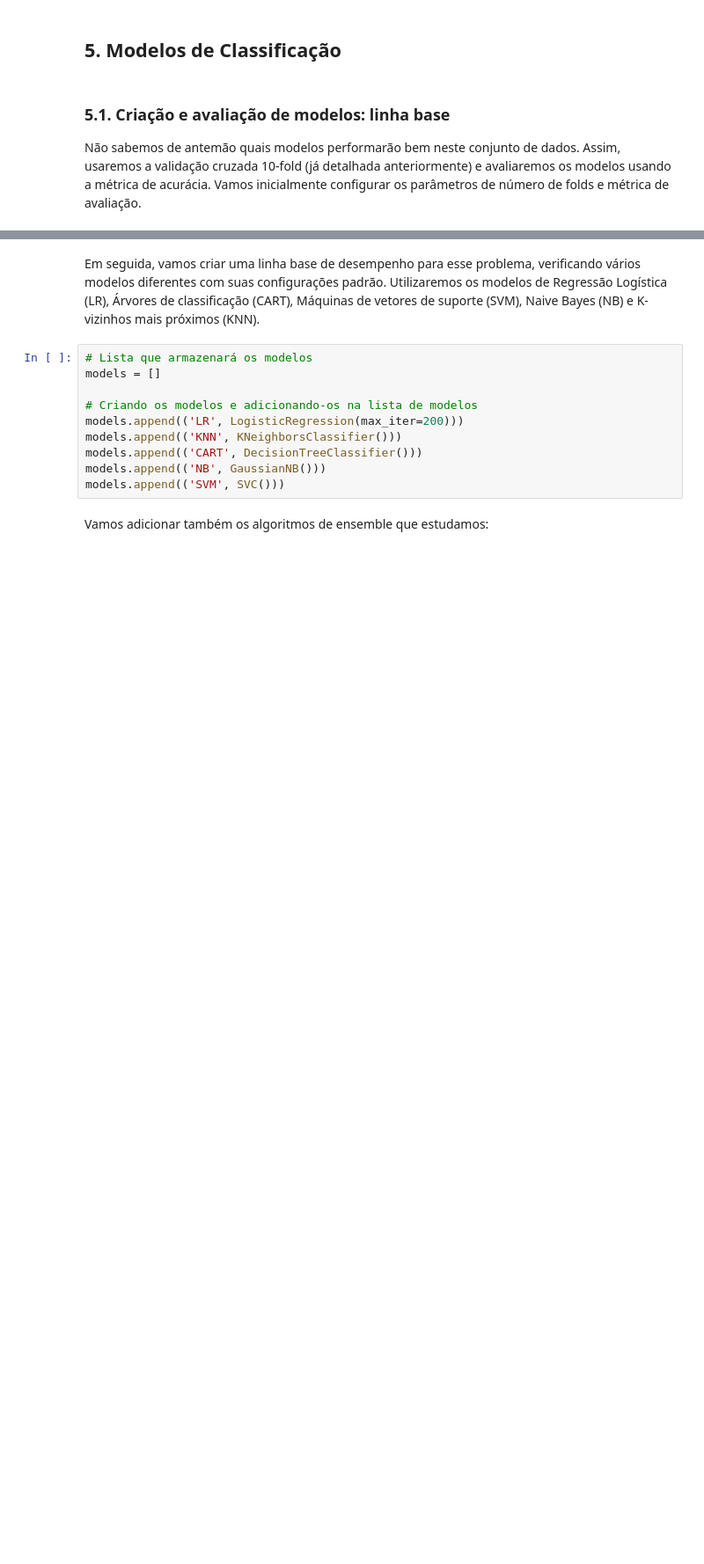
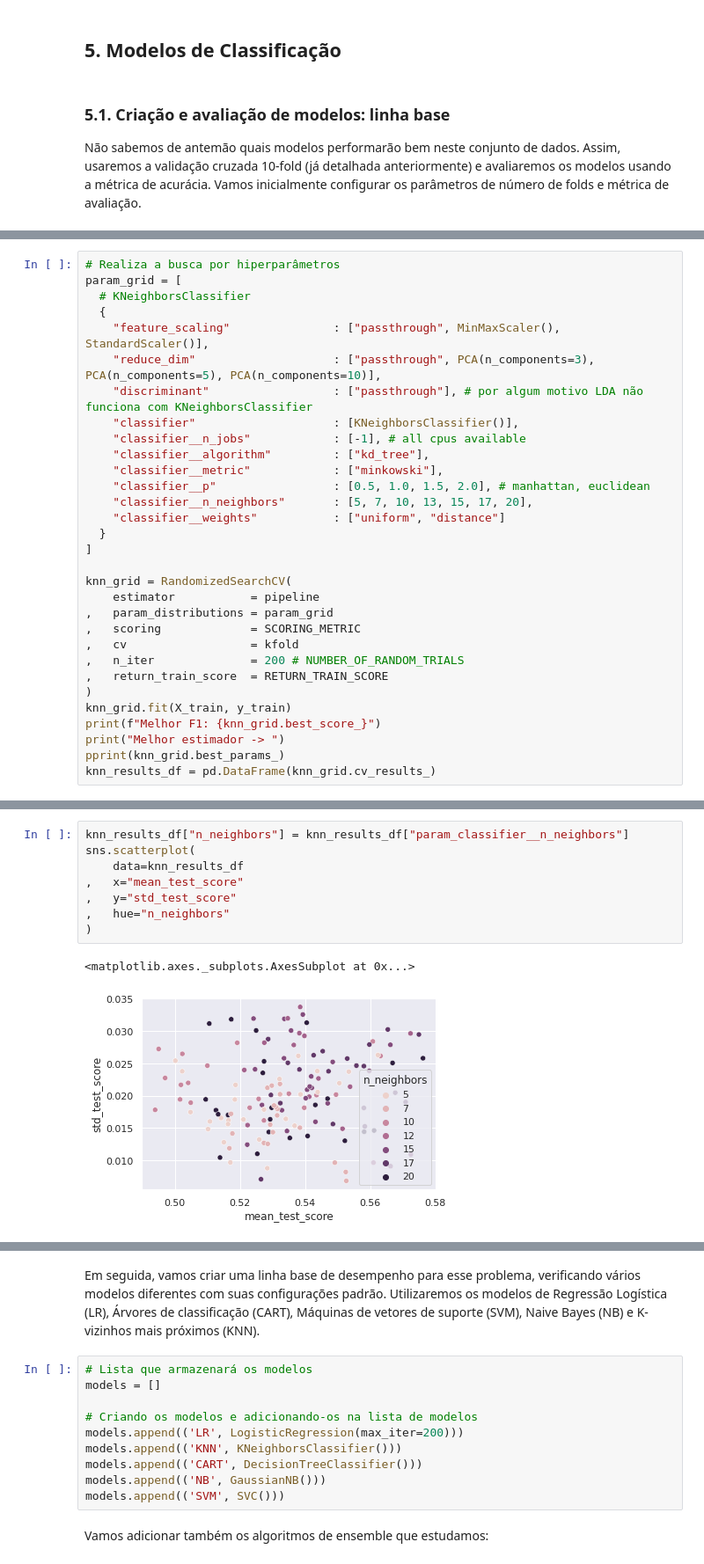
Before and after one commit to itaborai83/ecd221-ML-trabalho, a Jupyter notebook: ML_7_Projeto_completo_de_Classificação_Binária_Telco_Churn.ipynb, the cells around one changed output, grey strips where cells are left out. Shown at 88% size. Drawn from its saved outputs; the diff is of its cells as text; blank space fills up the shorter version.

```diff
--- a/ML_7_Projeto_completo_de_Classificação_Binária_Telco_Churn.ipynb
+++ b/ML_7_Projeto_completo_de_Classificação_Binária_Telco_Churn.ipynb
@@ -935,0 +1079,31 @@ kfold = StratifiedKFold(
+# %%
+# Realiza a busca por hiperparâmetros
+param_grid = [
+  # KNeighborsClassifier
+  {
+    "feature_scaling"               : ["passthrough", MinMaxScaler(), StandardScaler()],
+    "reduce_dim"                    : ["passthrough", PCA(n_components=3), PCA(n_components=5), PCA(n_components=10)],
+    "discriminant"                  : ["passthrough"], # por algum motivo LDA não funciona com KNeighborsClassifier
+    "classifier"                    : [KNeighborsClassifier()],
+    "classifier__n_jobs"            : [-1], # all cpus available
+    "classifier__algorithm"         : ["kd_tree"],
+    "classifier__metric"            : ["minkowski"],
+    "classifier__p"                 : [0.5, 1.0, 1.5, 2.0], # manhattan, euclidean
+    "classifier__n_neighbors"       : [5, 7, 10, 13, 15, 17, 20],
+    "classifier__weights"           : ["uniform", "distance"]
+  }
+]
+
+knn_grid = RandomizedSearchCV(
+    estimator           = pipeline
+,   param_distributions = param_grid
+,   scoring             = SCORING_METRIC
+,   cv                  = kfold
+,   n_iter              = 200 # NUMBER_OF_RANDOM_TRIALS
+,   return_train_score  = RETURN_TRAIN_SCORE
+)
+knn_grid.fit(X_train, y_train)
+print(f"Melhor F1: {knn_grid.best_score_}")
+print("Melhor estimador -> ")
+pprint(knn_grid.best_params_)
+knn_results_df = pd.DataFrame(knn_grid.cv_results_)
@@ -935,0 +1124,11 @@ kfold = StratifiedKFold(
+# %%
+knn_results_df["n_neighbors"] = knn_results_df["param_classifier__n_neighbors"]
+sns.scatterplot(
+    data=knn_results_df
+,   x="mean_test_score"
+,   y="std_test_score"
+,   hue="n_neighbors"
+)
+# %% [output]
+<matplotlib.axes._subplots.AxesSubplot at 0x...>
+[figure, added]
```
Also changed, not shown: parts of 19 cells of this notebook.
